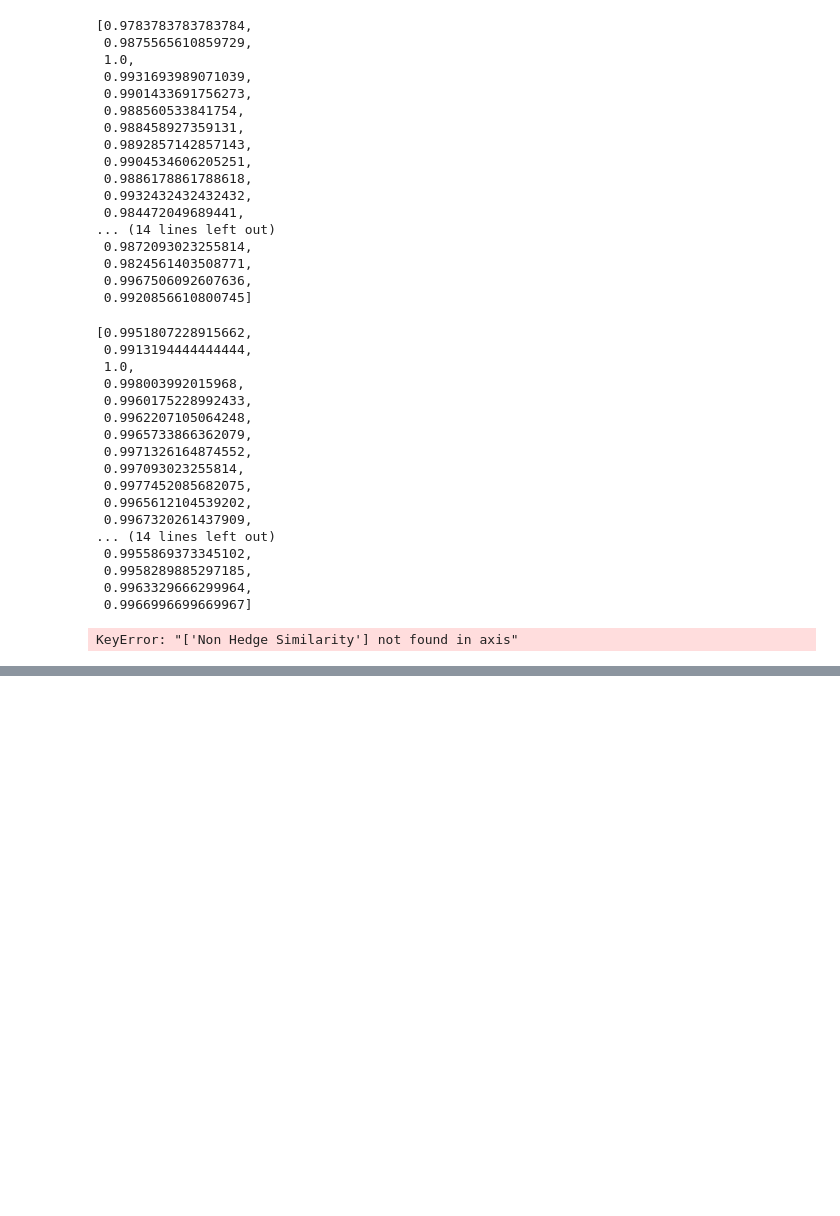
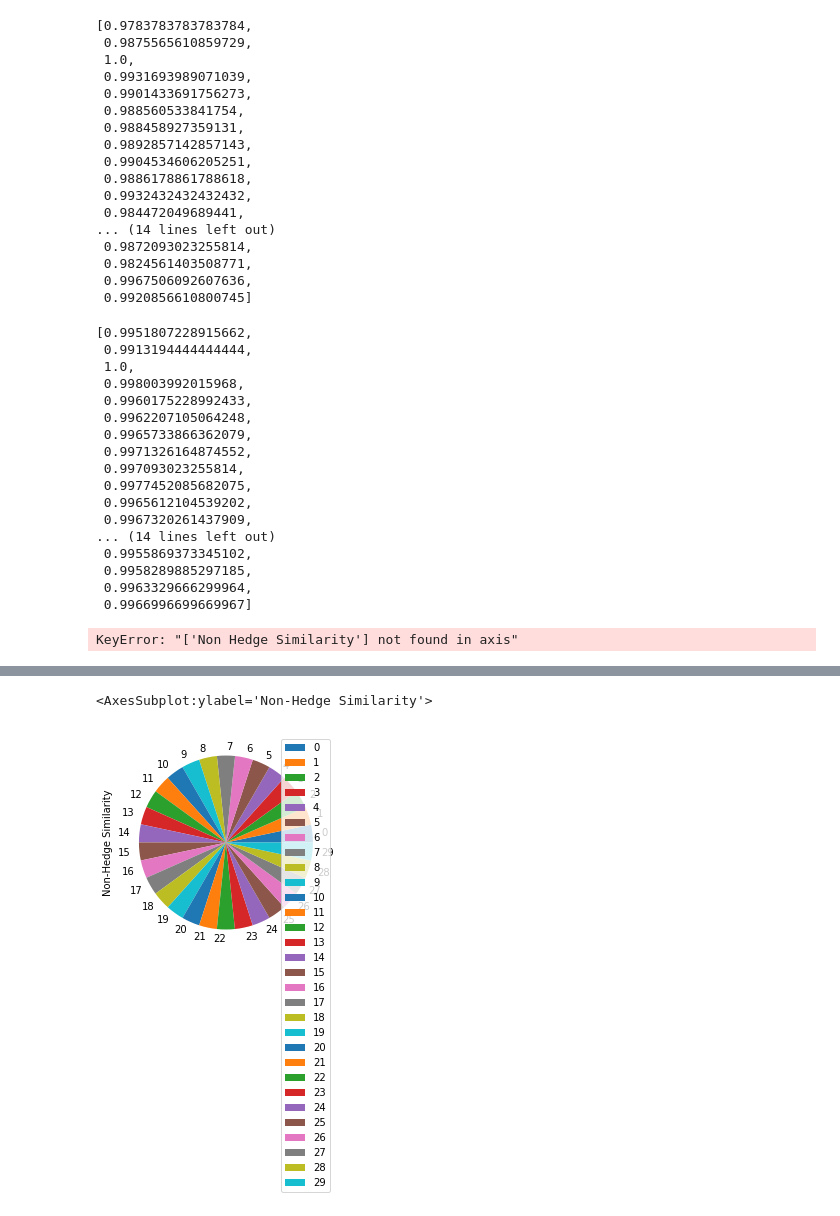
Before and after one commit to 10831580/ResearchProject, a Jupyter notebook: Hedging_Detection.ipynb, the cells around one changed output, grey strips where cells are left out. Saved outputs shown, nothing was run; the diff lists cells and outputs as text; code cells hidden in the pictures; blank space fills up the shorter version.

```diff
--- a/Hedging_Detection.ipynb
+++ b/Hedging_Detection.ipynb
@@ -517,0 +530,5 @@ Our_data.to_csv('Hedging Detection Dataset.csv')
+# %%
+Our_data.plot(x='Period', y='Non-Hedge Similarity',kind='pie')
+# %% [output]
+<AxesSubplot:ylabel='Non-Hedge Similarity'>
+[figure, added]
```
Also changed, not shown: parts of 3 cells of this notebook, 1 other file.
